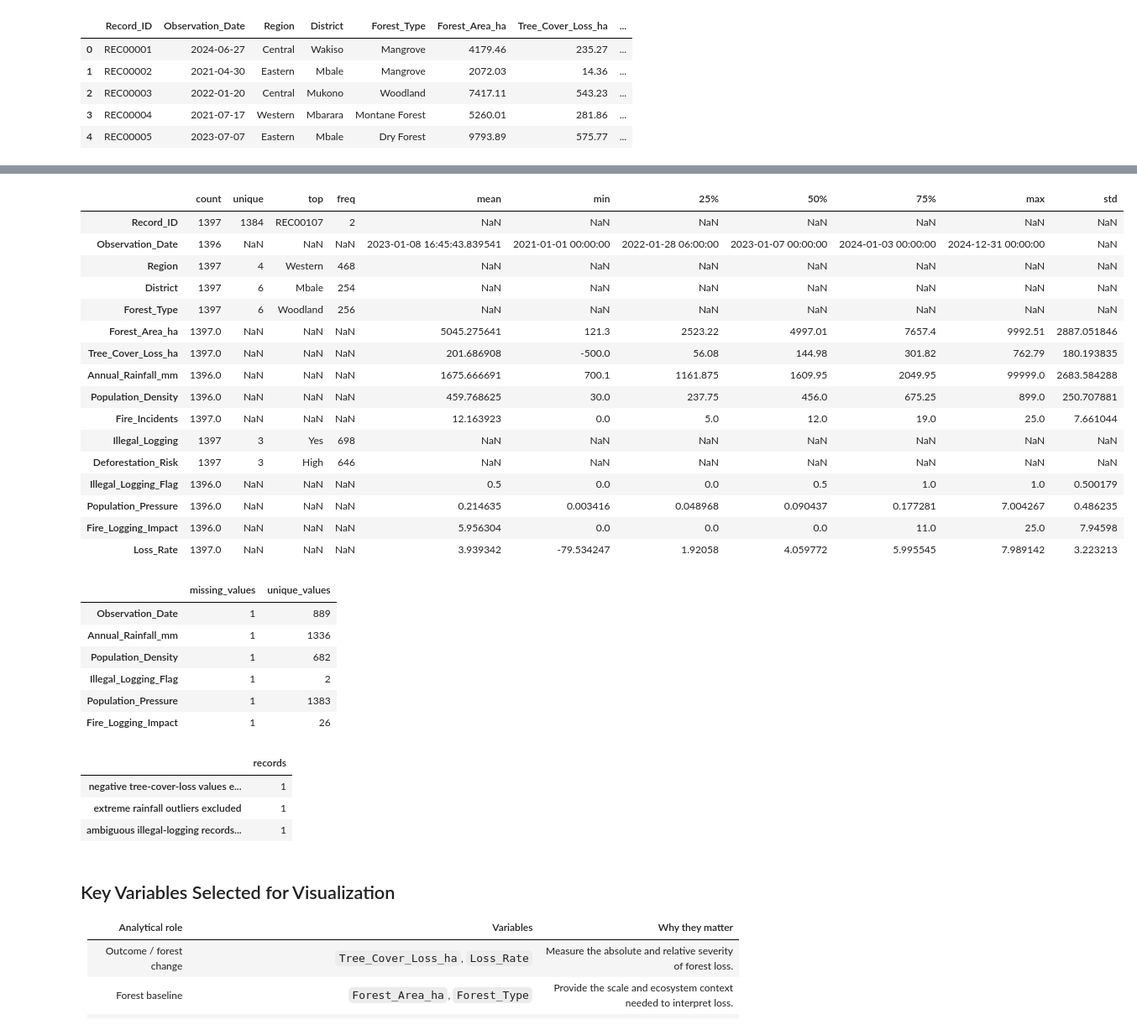
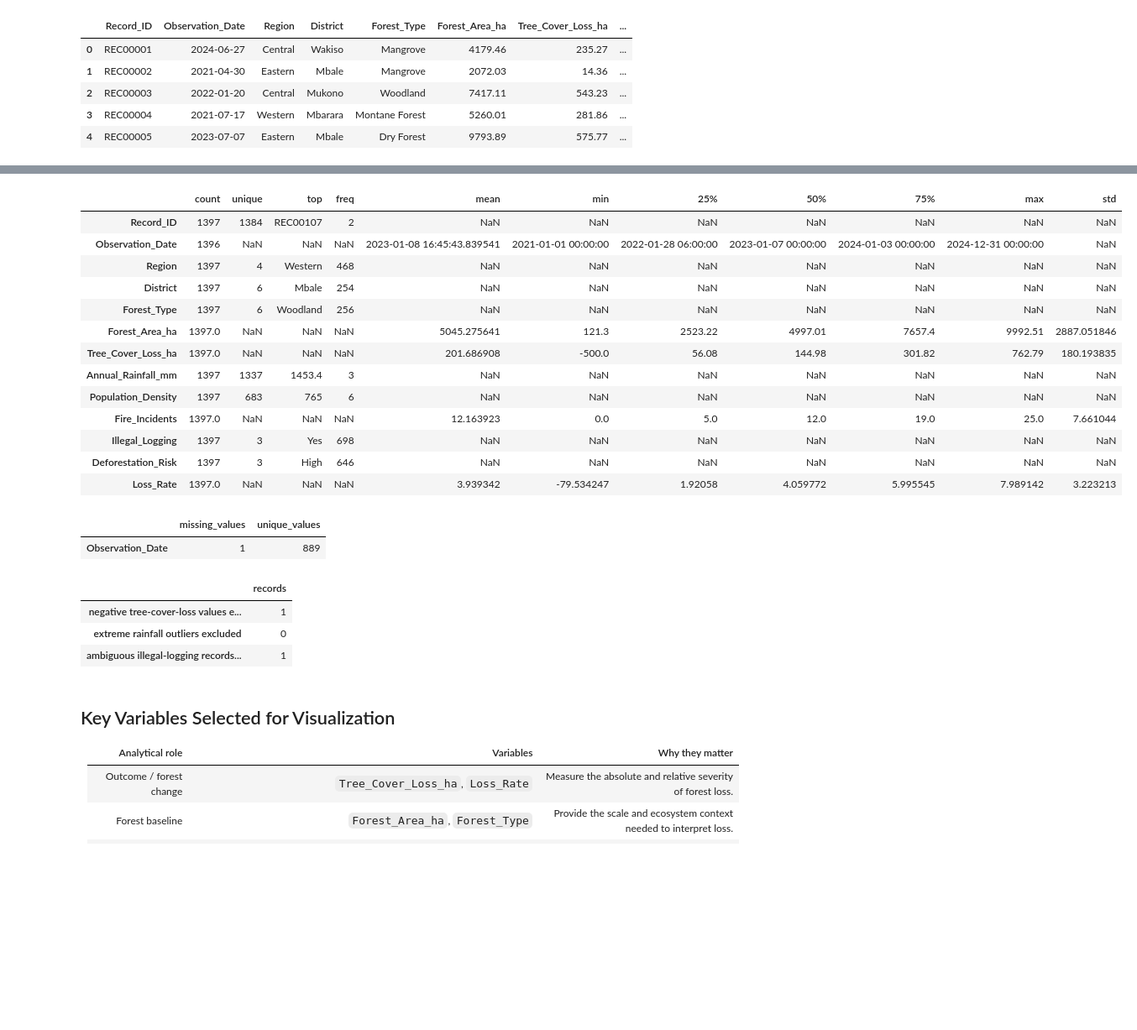
Before and after one commit to MusiMark/Deforestation-Tracking, a Jupyter notebook: notebooks/03_visualization&insights.ipynb, the cells around one changed output, grey strips where cells are left out. Shown at 84% size. Drawn from its saved outputs; the diff is of its cells as text; code cells hidden in the pictures; blank space fills up the shorter version.

Commit message:
update on visualizations
Updated it to get from the cleaned dataset

```diff
--- a/notebooks/03_visualization&insights.ipynb
+++ b/notebooks/03_visualization&insights.ipynb
@@ -34,7 +34,7 @@ if (BASE_DIR / 'data').exists():
 else:
     project_dir = BASE_DIR.parent
 
-data_path = project_dir / 'data' / 'engineered' / 'deforestation_features.csv'
+data_path = project_dir / 'data' / 'cleaned' / 'deforestation_cleaned.csv'
 output_dir = project_dir / 'visuals' / 'visualization_outputs'
 output_dir.mkdir(parents=True, exist_ok=True)
 
@@ -74,6 +74,10 @@ display(quality_summary.loc[quality_summary['missing_values'].gt(0)])
 viz_df = df.copy()
 viz_df.loc[viz_df['Tree_Cover_Loss_ha'] < 0, 'Tree_Cover_Loss_ha'] = np.nan
 
+# Force numeric conversion for rainfall and tree loss
+viz_df['Annual_Rainfall_mm'] = pd.to_numeric(viz_df['Annual_Rainfall_mm'], errors='coerce')
+viz_df["Population_Density"] = pd.to_numeric(viz_df["Population_Density"], errors="coerce")
+
 rainfall_q1, rainfall_q3 = viz_df['Annual_Rainfall_mm'].quantile([0.25, 0.75])
 rainfall_iqr = rainfall_q3 - rainfall_q1
 rainfall_upper_bound = rainfall_q3 + 1.5 * rainfall_iqr
@@ -88,7 +92,7 @@ viz_df['Loss_Rate'] = np.where(
 
 cleaning_summary = pd.Series({
     'negative tree-cover-loss values excluded': int((df['Tree_Cover_Loss_ha'] < 0).sum()),
-    'extreme rainfall outliers excluded': int((df['Annual_Rainfall_mm'] > rainfall_upper_bound).sum()),
+    'extreme rainfall outliers excluded': int((viz_df['Annual_Rainfall_mm'] > rainfall_upper_bound).sum()),
     'ambiguous illegal-logging records retained but excluded from Yes/No comparison': int((df['Illegal_Logging'] == 'Maybe').sum()),
 }, name='records')
 display(cleaning_summary.to_frame())
@@ -113,30 +120,22 @@ memory usage: 174.8 KB
 |  | count | unique | top | freq | mean | min | 25% | 50% | 75% | max | std |
 | Record_ID | 1397 | 1384 | REC00107 | 2 | NaN | NaN | NaN | NaN | NaN | NaN | NaN |
 | Observation_Date | 1396 | NaN | NaN | NaN | 2023-01-08 16:45:43.839541 | 2021-01-01 00:00:00 | 2022-01-28 06:00:00 | 2023-01-07 00:00:00 | 2024-01-03 00:00:00 | 2024-12-31 00:00:00 | NaN |
 | Region | 1397 | 4 | Western | 468 | NaN | NaN | NaN | NaN | NaN | NaN | NaN |
 | District | 1397 | 6 | Mbale | 254 | NaN | NaN | NaN | NaN | NaN | NaN | NaN |
 | Forest_Type | 1397 | 6 | Woodland | 256 | NaN | NaN | NaN | NaN | NaN | NaN | NaN |
 | Forest_Area_ha | 1397.0 | NaN | NaN | NaN | 5045.275641 | 121.3 | 2523.22 | 4997.01 | 7657.4 | 9992.51 | 2887.051846 |
 | Tree_Cover_Loss_ha | 1397.0 | NaN | NaN | NaN | 201.686908 | -500.0 | 56.08 | 144.98 | 301.82 | 762.79 | 180.193835 |
-| Annual_Rainfall_mm | 1396.0 | NaN | NaN | NaN | 1675.666691 | 700.1 | 1161.875 | 1609.95 | 2049.95 | 99999.0 | 2683.584288 |
-| Population_Density | 1396.0 | NaN | NaN | NaN | 459.768625 | 30.0 | 237.75 | 456.0 | 675.25 | 899.0 | 250.707881 |
+| Annual_Rainfall_mm | 1397 | 1337 | 1453.4 | 3 | NaN | NaN | NaN | NaN | NaN | NaN | NaN |
+| Population_Density | 1397 | 683 | 765 | 6 | NaN | NaN | NaN | NaN | NaN | NaN | NaN |
 | Fire_Incidents | 1397.0 | NaN | NaN | NaN | 12.163923 | 0.0 | 5.0 | 12.0 | 19.0 | 25.0 | 7.661044 |
 | Illegal_Logging | 1397 | 3 | Yes | 698 | NaN | NaN | NaN | NaN | NaN | NaN | NaN |
 | Deforestation_Risk | 1397 | 3 | High | 646 | NaN | NaN | NaN | NaN | NaN | NaN | NaN |
-| Illegal_Logging_Flag | 1396.0 | NaN | NaN | NaN | 0.5 | 0.0 | 0.0 | 0.5 | 1.0 | 1.0 | 0.500179 |
-| Population_Pressure | 1396.0 | NaN | NaN | NaN | 0.214635 | 0.003416 | 0.048968 | 0.090437 | 0.177281 | 7.004267 | 0.486235 |
-| Fire_Logging_Impact | 1396.0 | NaN | NaN | NaN | 5.956304 | 0.0 | 0.0 | 0.0 | 11.0 | 25.0 | 7.94598 |
 | Loss_Rate | 1397.0 | NaN | NaN | NaN | 3.939342 | -79.534247 | 1.92058 | 4.059772 | 5.995545 | 7.989142 | 3.223213 |
 |  | missing_values | unique_values |
 | Observation_Date | 1 | 889 |
-| Annual_Rainfall_mm | 1 | 1336 |
-| Population_Density | 1 | 682 |
-| Illegal_Logging_Flag | 1 | 2 |
-| Population_Pressure | 1 | 1383 |
-| Fire_Logging_Impact | 1 | 26 |
 |  | records |
 | negative tree-cover-loss values e... | 1 |
-| extreme rainfall outliers excluded | 1 |
+| extreme rainfall outliers excluded | 0 |
 | ambiguous illegal-logging records... | 1 |
 # %% [markdown]
 ## Key Variables Selected for Visualization
```
Also changed, not shown: parts of 9 cells of this notebook, 2 other files.
